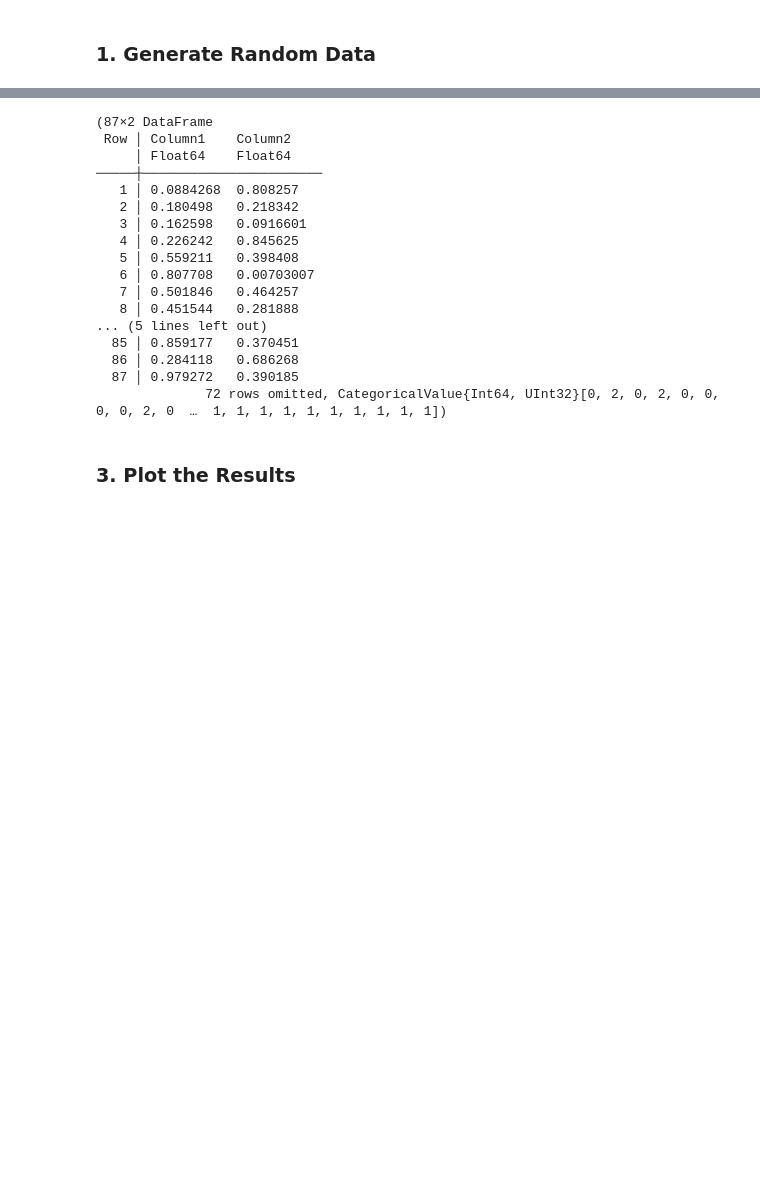
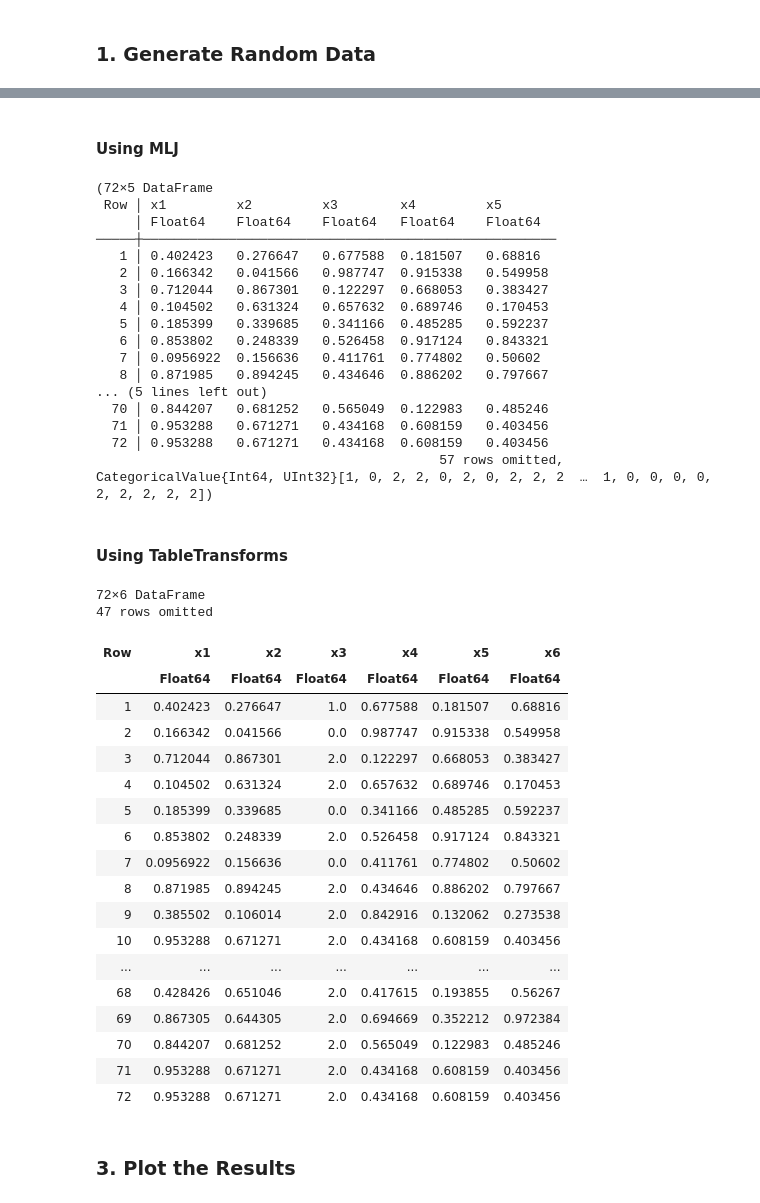
Before and after one commit to JuliaAI/Imbalance.jl, a Jupyter notebook: examples/basic.ipynb, the cells around one changed output, grey strips where cells are left out. Drawn from its saved outputs; the diff is of its cells as text; code cells hidden in the pictures; blank space fills up the shorter version.

```diff
--- a/examples/basic.ipynb
+++ b/examples/basic.ipynb
@@ -46,25 +68,53 @@ Xm = Tables.matrix(X)
+# %% [markdown]
+#### Using MLJ
 # %%
-Xover, yover = random_oversample(Xm, y; ratios=Dict(0=>1.2, 1=> 1.2, 2=>1.2), rng=rng)
-mach = machine(RandomOversampler( ratios=Dict(0=>1.2, 1=> 1.2, 2=>1.2), rng=rng))
+naive_model = RandomOversampler(ratios=Dict(0=>1.2, 1=> 1.2, 2=>1.2), rng=42)
+mach = machine(naive_model)
 Xover, yover = transform(mach, X, y)
 # %% [output]
-(87×2 DataFrame
- Row │ Column1    Column2
-     │ Float64    Float64
-─────┼───────────────────────
-   1 │ 0.0884268  0.808257
-   2 │ 0.180498   0.218342
-   3 │ 0.162598   0.0916601
-   4 │ 0.226242   0.845625
-   5 │ 0.559211   0.398408
-   6 │ 0.807708   0.00703007
-   7 │ 0.501846   0.464257
-   8 │ 0.451544   0.281888
+(72×5 DataFrame
+ Row │ x1         x2         x3        x4         x5
+     │ Float64    Float64    Float64   Float64    Float64
+─────┼─────────────────────────────────────────────────────
+   1 │ 0.402423   0.276647   0.677588  0.181507   0.68816
+   2 │ 0.166342   0.041566   0.987747  0.915338   0.549958
+   3 │ 0.712044   0.867301   0.122297  0.668053   0.383427
+   4 │ 0.104502   0.631324   0.657632  0.689746   0.170453
+   5 │ 0.185399   0.339685   0.341166  0.485285   0.592237
+   6 │ 0.853802   0.248339   0.526458  0.917124   0.843321
+   7 │ 0.0956922  0.156636   0.411761  0.774802   0.50602
+   8 │ 0.871985   0.894245   0.434646  0.886202   0.797667
 ... (5 lines left out)
-  85 │ 0.859177   0.370451
-  86 │ 0.284118   0.686268
-  87 │ 0.979272   0.390185
-              72 rows omitted, CategoricalValue{Int64, UInt32}[0, 2, 0, 2, 0, 0, 0, 0, 2, 0  …  1, 1, 1, 1, 1, 1, 1, 1, 1, 1])
+  70 │ 0.844207   0.681252   0.565049  0.122983   0.485246
+  71 │ 0.953288   0.671271   0.434168  0.608159   0.403456
+  72 │ 0.953288   0.671271   0.434168  0.608159   0.403456
+                                            57 rows omitted, CategoricalValue{Int64, UInt32}[1, 0, 2, 2, 0, 2, 0, 2, 2, 2  …  1, 0, 0, 0, 0, 2, 2, 2, 2, 2])
+# %% [markdown]
+#### Using TableTransforms
+# %%
+naive_model_t = RandomOversampler_t(y_ind, ratios=Dict(0=>1.2, 1=> 1.2, 2=>1.2), rng=42)
+Xyover = Xy |> naive_model_t
+# %% [output]
+72×6 DataFrame
+47 rows omitted
+| Row | x1 | x2 | x3 | x4 | x5 | x6 |
+|  | Float64 | Float64 | Float64 | Float64 | Float64 | Float64 |
+| 1 | 0.402423 | 0.276647 | 1.0 | 0.677588 | 0.181507 | 0.68816 |
+| 2 | 0.166342 | 0.041566 | 0.0 | 0.987747 | 0.915338 | 0.549958 |
+| 3 | 0.712044 | 0.867301 | 2.0 | 0.122297 | 0.668053 | 0.383427 |
+| 4 | 0.104502 | 0.631324 | 2.0 | 0.657632 | 0.689746 | 0.170453 |
+| 5 | 0.185399 | 0.339685 | 0.0 | 0.341166 | 0.485285 | 0.592237 |
+| 6 | 0.853802 | 0.248339 | 2.0 | 0.526458 | 0.917124 | 0.843321 |
+| 7 | 0.0956922 | 0.156636 | 0.0 | 0.411761 | 0.774802 | 0.50602 |
+| 8 | 0.871985 | 0.894245 | 2.0 | 0.434646 | 0.886202 | 0.797667 |
+| 9 | 0.385502 | 0.106014 | 2.0 | 0.842916 | 0.132062 | 0.273538 |
+| 10 | 0.953288 | 0.671271 | 2.0 | 0.434168 | 0.608159 | 0.403456 |
+| ... | ... | ... | ... | ... | ... | ... |
+| 68 | 0.428426 | 0.651046 | 2.0 | 0.417615 | 0.193855 | 0.56267 |
+| 69 | 0.867305 | 0.644305 | 2.0 | 0.694669 | 0.352212 | 0.972384 |
+| 70 | 0.844207 | 0.681252 | 2.0 | 0.565049 | 0.122983 | 0.485246 |
+| 71 | 0.953288 | 0.671271 | 2.0 | 0.434168 | 0.608159 | 0.403456 |
+| 72 | 0.953288 | 0.671271 | 2.0 | 0.434168 | 0.608159 | 0.403456 |
 # %% [markdown]
 ### 3. Plot the Results
 # %%
```
Also changed, not shown: parts of 6 cells of this notebook, 8 other files.
